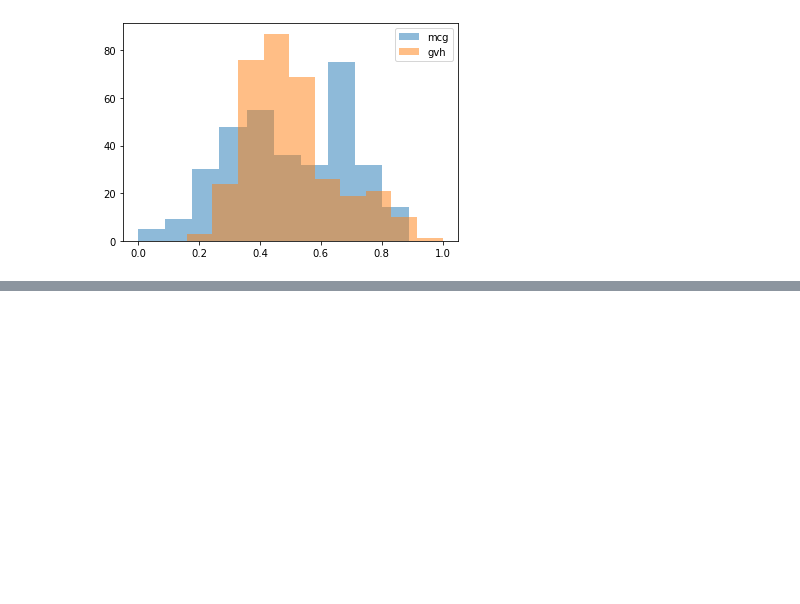
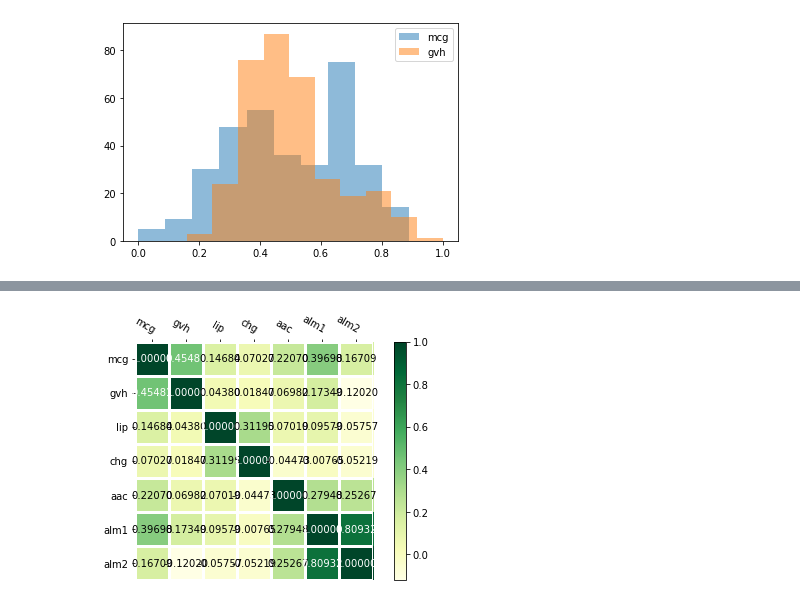
Before and after one commit to NozderkaJakub/python-zadanie-3, a Jupyter notebook: Untitled.ipynb, the cells around one changed output, grey strips where cells are left out. Saved outputs shown, nothing was run; the diff lists cells and outputs as text; code cells hidden in the pictures; blank space fills up the shorter version.

```diff
--- a/Untitled.ipynb
+++ b/Untitled.ipynb
@@ -122,0 +128,4 @@ Analize.histogram(d.get_subdata_by_columns(['mcg', 'gvh']))
+# %%
+Analize.draw_heatmap(Calc.calc_correlation_matrix(quantitative_data))
+# %% [output]
+[figure, added]
```
Also changed, not shown: parts of 2 cells of this notebook, 2 other files.
